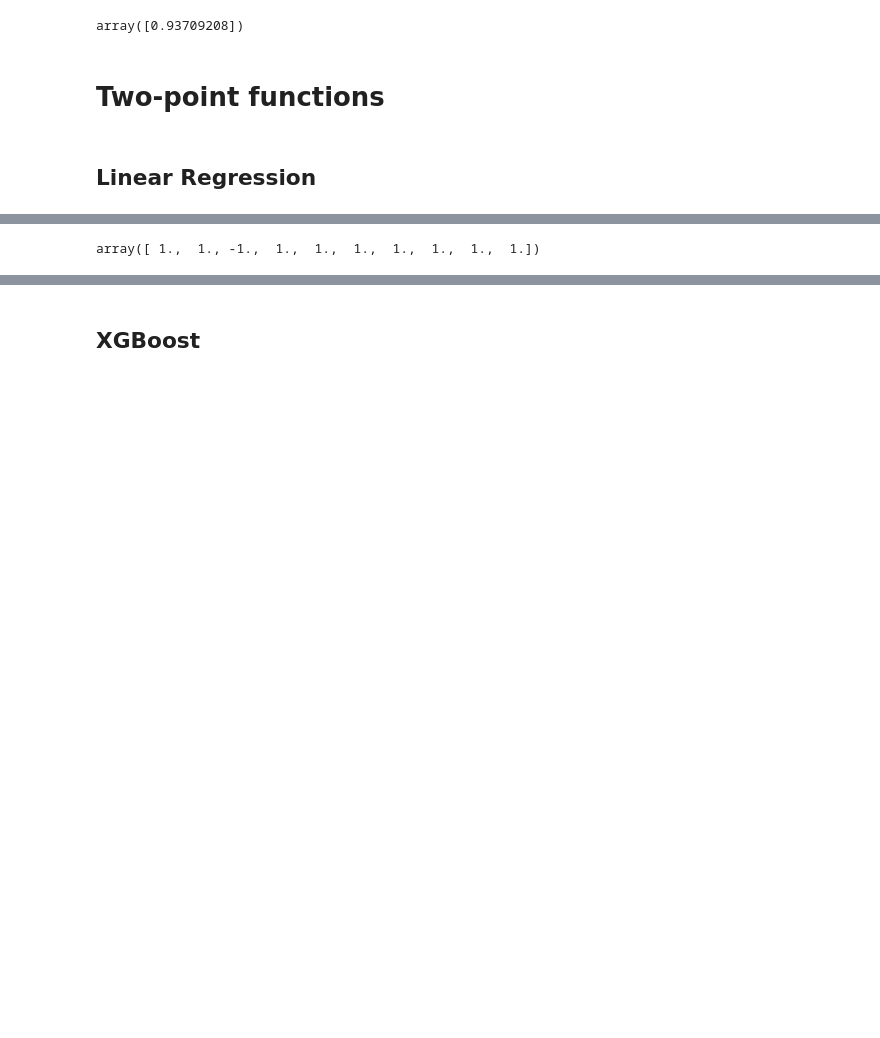
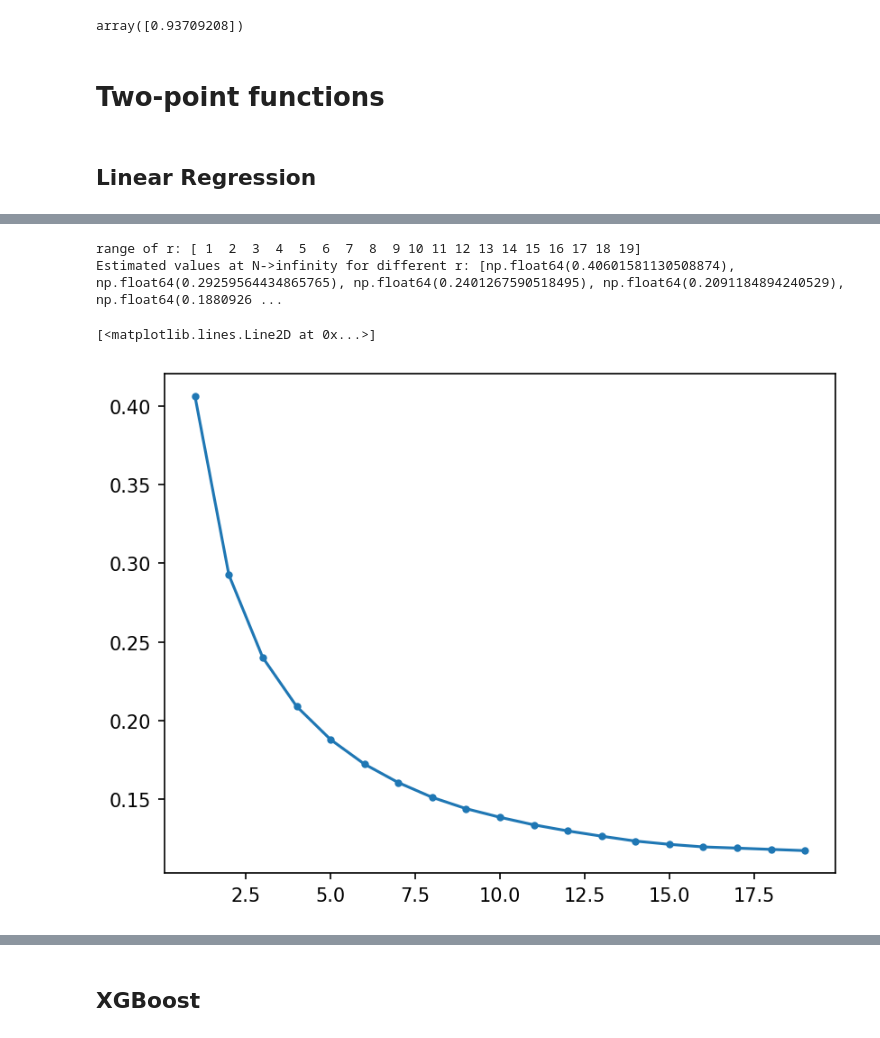
Before and after one commit to YueLiu01/MPSToolBox, a Jupyter notebook: snapshot_measurements_nonNN.ipynb, the cells around one changed output, grey strips where cells are left out. Saved outputs shown, nothing was run; the diff lists cells and outputs as text; code cells hidden in the pictures; blank space fills up the shorter version.

```diff
--- a/snapshot_measurements_nonNN.ipynb
+++ b/snapshot_measurements_nonNN.ipynb
@@ -1233,6 +1251,15 @@ Text(0.5, 0, '$N^{-1.00}$')
+# %%
+print("range of r:", r_list)
+print("Estimated values at N->infinity for different r:", Estimated_value_list)
+# %% [output]
+range of r: [ 1  2  3  4  5  6  7  8  9 10 11 12 13 14 15 16 17 18 19]
+Estimated values at N->infinity for different r: [np.float64(0.40601581130508874), np.float64(0.29259564434865765), np.float64(0.2401267590518495), np.float64(0.2091184894240529), np.float64(0.1880926 ...
 # %%
-y = sys_data[indices[:N], 19] * sys_data[indices[:N], 0]
+plt.plot(r_list, Estimated_value_list, '.-')
+# %% [output]
+[<matplotlib.lines.Line2D at 0x...>]
+[figure, added]
 # %%
-y[10:20]
+import MPSToolBox as my
+r_chord = my.chord(r_list, L)
+Estimated_value_list = np.array(Estimated_value_list)
-# %% [output]
-array([ 1.,  1., -1.,  1.,  1.,  1.,  1.,  1.,  1.,  1.])
```
Also changed, not shown: parts of 9 cells of this notebook.
